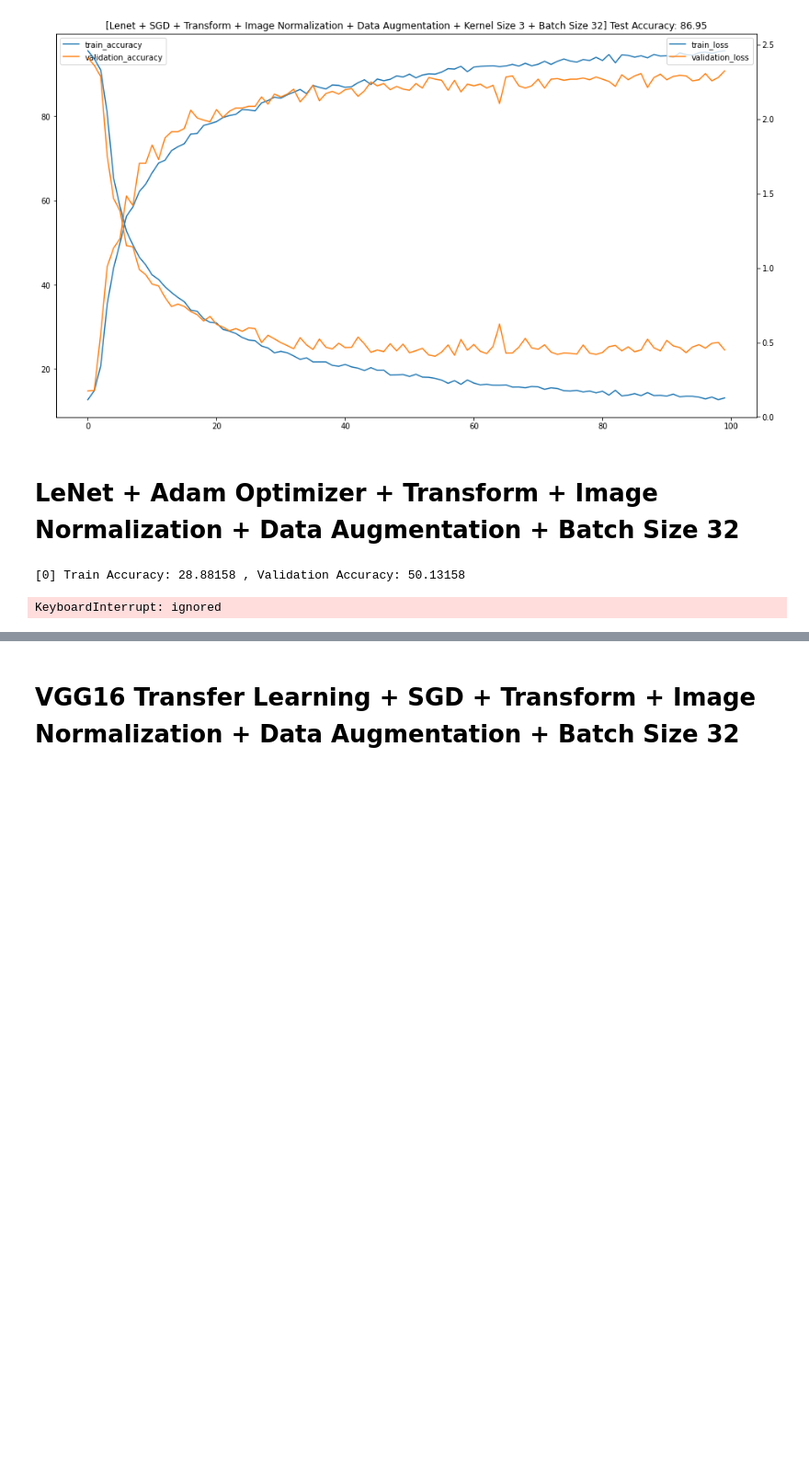
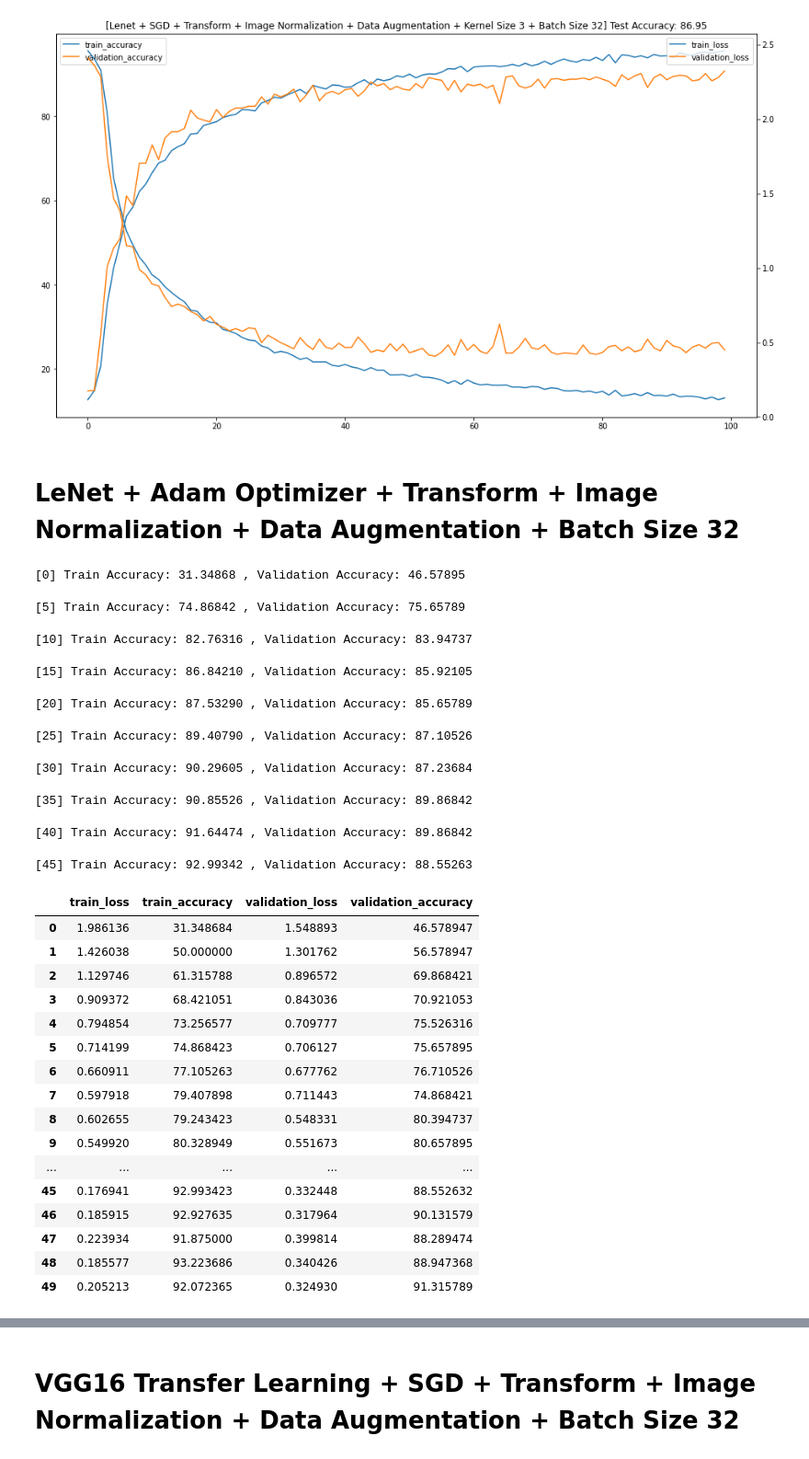
Before and after one commit to RanaTayyab/Plant-Seedlings, a Jupyter notebook: Plants_part1.ipynb, the cells around one changed output, grey strips where cells are left out. Shown: that part at 92% size. Saved outputs shown, nothing was run; the diff lists cells and outputs as text; code cells hidden in the pictures; blank space fills up the shorter version.

```diff
--- a/Plants_part1.ipynb
+++ b/Plants_part1.ipynb
@@ -551,36 +551,61 @@ validation_trans = transforms.Compose([
     transforms.Resize(size=image_size),
     transforms.ToTensor(),
     transforms.Normalize(mean_img, std_img)
 ])
 
 train_set = SeedlingDataset(X_train.file, y_train, '/content/plants/train/', transform=train_trans)
 valid_set = SeedlingDataset(X_val.file, y_val, '/content/plants/train/', transform=validation_trans)
 test_set = SeedlingDataset(X_test.file, y_test, '/content/plants/train/', transform=validation_trans)
 
 train_loader = DataLoader(train_set, batch_size=batch_size, shuffle=True, num_workers=0)
 validation_loader = DataLoader(valid_set, batch_size=batch_size, shuffle=True, num_workers=0)
 
 learning_rate = 1e-3
 lenet = LeNet().cuda()
 criterion = nn.CrossEntropyLoss()
 optimizer = optim.Adam(lenet.parameters(), lr=learning_rate)
 
 train_set = SeedlingDataset(X_train.file, y_train, '/content/plants/train/', transform=train_trans)
 valid_set = SeedlingDataset(X_val.file, y_val, '/content/plants/train/', transform=validation_trans)
 test_set = SeedlingDataset(X_test.file, y_test, '/content/plants/train/', transform=validation_trans)
 
 loaders = {
     'train': DataLoader(train_set, batch_size=batch_size, shuffle=True, num_workers=0),
     'validation': DataLoader(valid_set, batch_size=batch_size, shuffle=True, num_workers=0),
     'test': DataLoader(test_set, batch_size=batch_size, shuffle=True, num_workers=0)
 }
-epochs = 100
+epochs = 50
 
 df_experiment5_part2_result, test_accuracy_experiment5_part2 = run_train_process(epochs, loaders, lenet, optimizer, criterion)
 df_experiment5_part2_result
 # %% [output]
-[0] Train Accuracy: 28.88158 , Validation Accuracy: 50.13158
+[0] Train Accuracy: 31.34868 , Validation Accuracy: 46.57895
-KeyboardInterrupt: ignored
+[5] Train Accuracy: 74.86842 , Validation Accuracy: 75.65789
+[10] Train Accuracy: 82.76316 , Validation Accuracy: 83.94737
+[15] Train Accuracy: 86.84210 , Validation Accuracy: 85.92105
+[20] Train Accuracy: 87.53290 , Validation Accuracy: 85.65789
+[25] Train Accuracy: 89.40790 , Validation Accuracy: 87.10526
+[30] Train Accuracy: 90.29605 , Validation Accuracy: 87.23684
+[35] Train Accuracy: 90.85526 , Validation Accuracy: 89.86842
+[40] Train Accuracy: 91.64474 , Validation Accuracy: 89.86842
+[45] Train Accuracy: 92.99342 , Validation Accuracy: 88.55263
+|  | train_loss | train_accuracy | validation_loss | validation_accuracy |
+| 0 | 1.986136 | 31.348684 | 1.548893 | 46.578947 |
+| 1 | 1.426038 | 50.000000 | 1.301762 | 56.578947 |
+| 2 | 1.129746 | 61.315788 | 0.896572 | 69.868421 |
+| 3 | 0.909372 | 68.421051 | 0.843036 | 70.921053 |
+| 4 | 0.794854 | 73.256577 | 0.709777 | 75.526316 |
+| 5 | 0.714199 | 74.868423 | 0.706127 | 75.657895 |
+| 6 | 0.660911 | 77.105263 | 0.677762 | 76.710526 |
+| 7 | 0.597918 | 79.407898 | 0.711443 | 74.868421 |
+| 8 | 0.602655 | 79.243423 | 0.548331 | 80.394737 |
+| 9 | 0.549920 | 80.328949 | 0.551673 | 80.657895 |
+| ... | ... | ... | ... | ... |
+| 45 | 0.176941 | 92.993423 | 0.332448 | 88.552632 |
+| 46 | 0.185915 | 92.927635 | 0.317964 | 90.131579 |
+| 47 | 0.223934 | 91.875000 | 0.399814 | 88.289474 |
+| 48 | 0.185577 | 93.223686 | 0.340426 | 88.947368 |
+| 49 | 0.205213 | 92.072365 | 0.324930 | 91.315789 |
 # %%
 ax = df_experiment5_part2_result[['train_accuracy', 'validation_accuracy']].plot(figsize=(16,9),)
 df_experiment5_part2_result[['train_loss', 'validation_loss']].plot(ax=ax.twinx())
```
Also changed, not shown: parts of 4 cells of this notebook.
